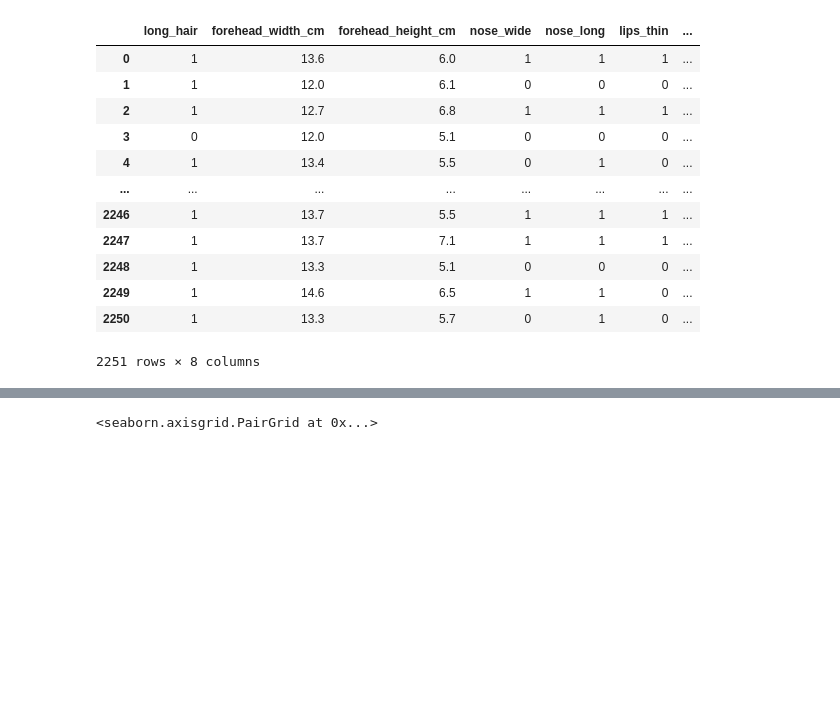
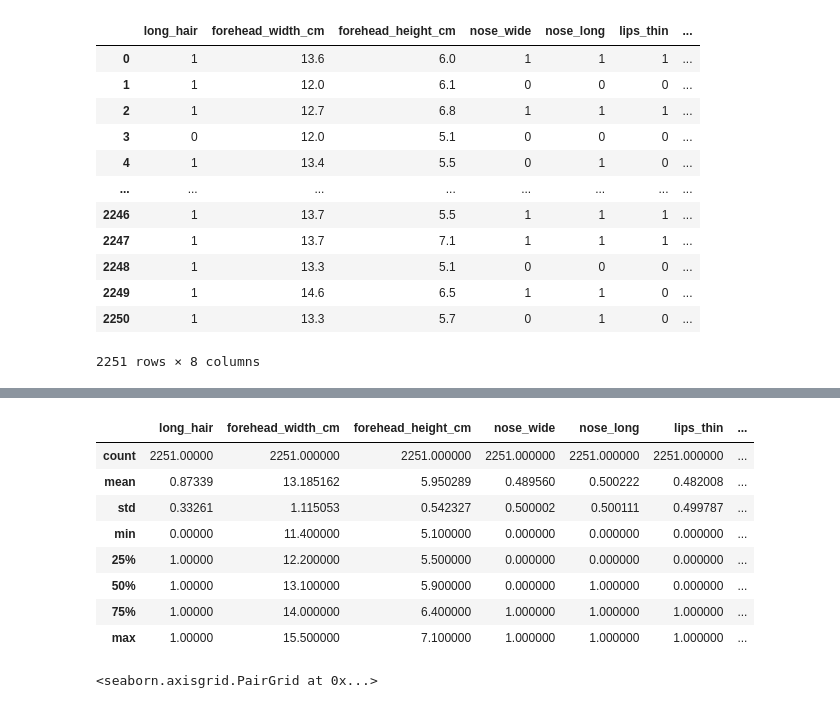
Before and after one commit to PhuongThanh1402/Python_Projects, a Jupyter notebook: GenderClassification.ipynb, the cells around one changed output, grey strips where cells are left out. Cells and saved outputs as stored; diff of their text form; code cells hidden in the pictures; blank space fills up the shorter version.

```diff
--- a/GenderClassification.ipynb
+++ b/GenderClassification.ipynb
@@ -63,3 +89,15 @@ sns.scatterplot( data= df_train, x= 'forehead_width_cm', y = 'forehead_height_cm
+# %%
+df_test.describe()
+# %% [output]
+|  | long_hair | forehead_width_cm | forehead_height_cm | nose_wide | nose_long | lips_thin | ... |
+| count | 2251.00000 | 2251.000000 | 2251.000000 | 2251.000000 | 2251.000000 | 2251.000000 | ... |
+| mean | 0.87339 | 13.185162 | 5.950289 | 0.489560 | 0.500222 | 0.482008 | ... |
+| std | 0.33261 | 1.115053 | 0.542327 | 0.500002 | 0.500111 | 0.499787 | ... |
+| min | 0.00000 | 11.400000 | 5.100000 | 0.000000 | 0.000000 | 0.000000 | ... |
+| 25% | 1.00000 | 12.200000 | 5.500000 | 0.000000 | 0.000000 | 0.000000 | ... |
+| 50% | 1.00000 | 13.100000 | 5.900000 | 0.000000 | 1.000000 | 0.000000 | ... |
+| 75% | 1.00000 | 14.000000 | 6.400000 | 1.000000 | 1.000000 | 1.000000 | ... |
+| max | 1.00000 | 15.500000 | 7.100000 | 1.000000 | 1.000000 | 1.000000 | ... |
 # %%
 sns.pairplot(data=df_train,
              hue='gender')
```
Also changed, not shown: parts of 37 cells of this notebook.
